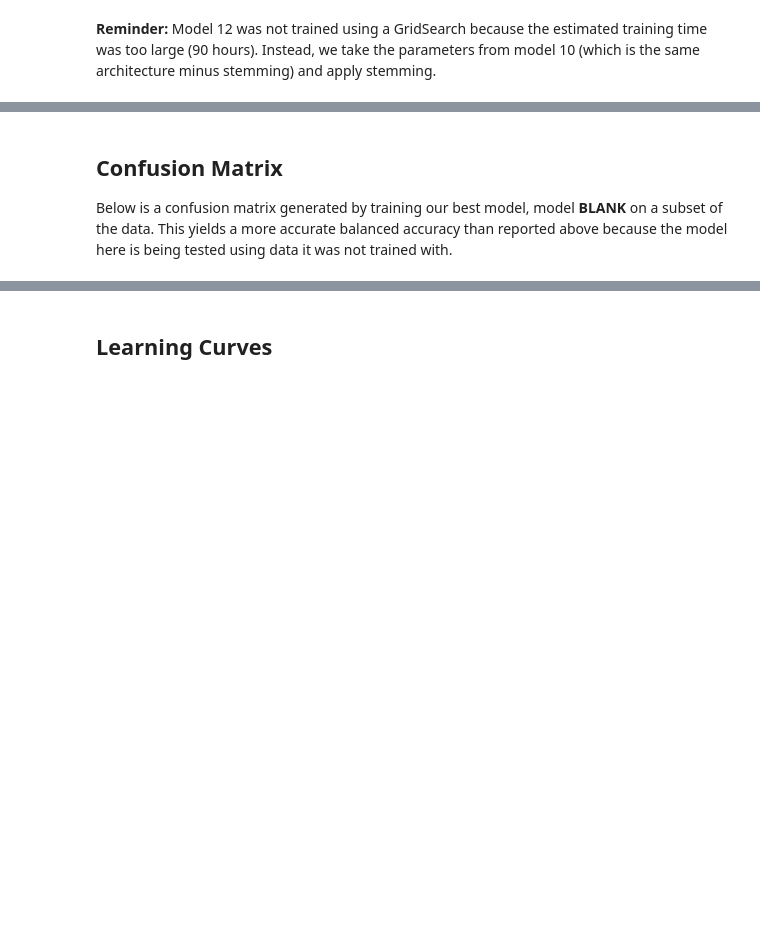
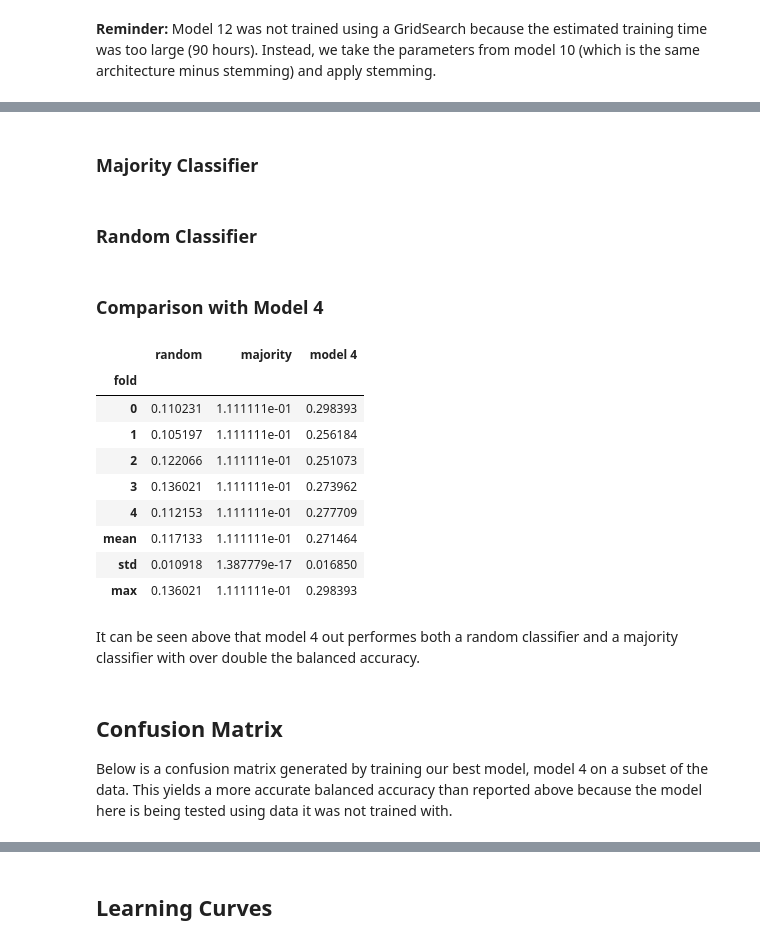
Before and after one commit to prestondunton/marvel-dialogue-nlp, a Jupyter notebook: Final Report.ipynb, the cells around one changed output, grey strips where cells are left out. Drawn from its saved outputs; the diff is of its cells as text; code cells hidden in the pictures; blank space fills up the shorter version.

```diff
--- a/Final Report.ipynb
+++ b/Final Report.ipynb
@@ -637,7 +703,68 @@ cv_score_table
+# %% [markdown]
+### Majority Classifier
+# %%
+from sklearn.base import BaseEstimator
+
+class MajorityClassifier(BaseEstimator):
+    def __init__(self):
+        self.majority_label = None
+
+    def fit(self,X,y):
+        unique_elements, counts_elements = np.unique(y, return_counts=True)
+        self.majority_label = unique_elements[np.argmax(counts_elements)]
+
+    def predict(self,X):
+        return np.array([self.majority_label] * X.shape[0])
+# %% [markdown]
+### Random Classifier
+# %%
+from numpy.random import default_rng
+
+class RandomClassifier(BaseEstimator):
+    def __init__(self):
+        self.possible_labels = None
+        self.rng = default_rng(RANDOM_SEED)
+
+    def fit(self,X,y):
+        self.possible_labels = np.unique(y)
+
+    def predict(self,X):
+        return self.rng.choice(self.possible_labels, X.shape[0], replace=True)
+# %% [markdown]
+### Comparison with Model 4
+# %%
+models = [RandomClassifier(), MajorityClassifier(), model4]
+
+cv_score_table = pd.DataFrame()
+column_names = ["random", "majority", "model 4"]
+
+for i in range(0,len(models)):
+    results = cross_val_score(models[i], X, y, cv=cross_validator, scoring=score_method, n_jobs=-1)
+    cv_score_table.insert(i, column_names[i], results, True)
+
+cv_score_table.index.name = "fold"
+cv_score_table.loc["mean"] = cv_score_table.mean()
+cv_score_table.loc["std"] = cv_score_table.std()
+cv_score_table.loc["max"] = cv_score_table.max()
+
+cv_score_table
+# %% [output]
+|  | random | majority | model 4 |
+| fold |  |  |  |
+| 0 | 0.110231 | 1.111111e-01 | 0.298393 |
+| 1 | 0.105197 | 1.111111e-01 | 0.256184 |
+| 2 | 0.122066 | 1.111111e-01 | 0.251073 |
+| 3 | 0.136021 | 1.111111e-01 | 0.273962 |
+| 4 | 0.112153 | 1.111111e-01 | 0.277709 |
+| mean | 0.117133 | 1.111111e-01 | 0.271464 |
+| std | 0.010918 | 1.387779e-17 | 0.016850 |
+| max | 0.136021 | 1.111111e-01 | 0.298393 |
+# %% [markdown]
+It can be seen above that model 4 out performes both a random classifier and a majority classifier with over double the balanced accuracy.
 # %% [markdown]
 ## Confusion Matrix
 
-Below is a confusion matrix generated by training our best model, model **BLANK** on a subset of the data.  This yields a more accurate balanced accuracy than reported above because the model here is being tested using data it was not trained with.
+Below is a confusion matrix generated by training our best model, model 4 on a subset of the data.  This yields a more accurate balanced accuracy than reported above because the model here is being tested using data it was not trained with.
 # %%
 from sklearn.model_selection import train_test_split
 
```
Also changed, not shown: parts of 28 cells of this notebook.
